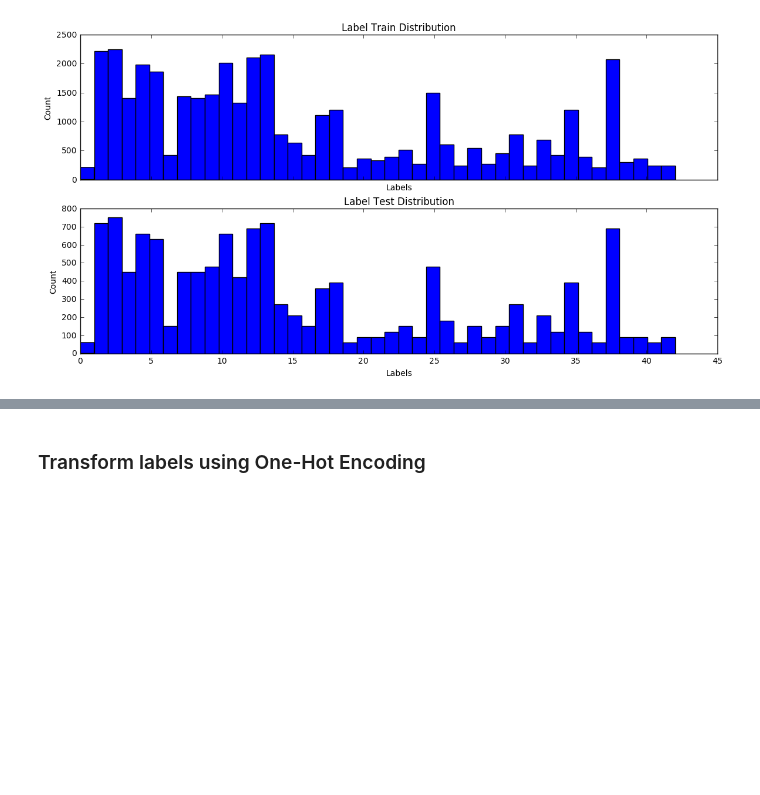
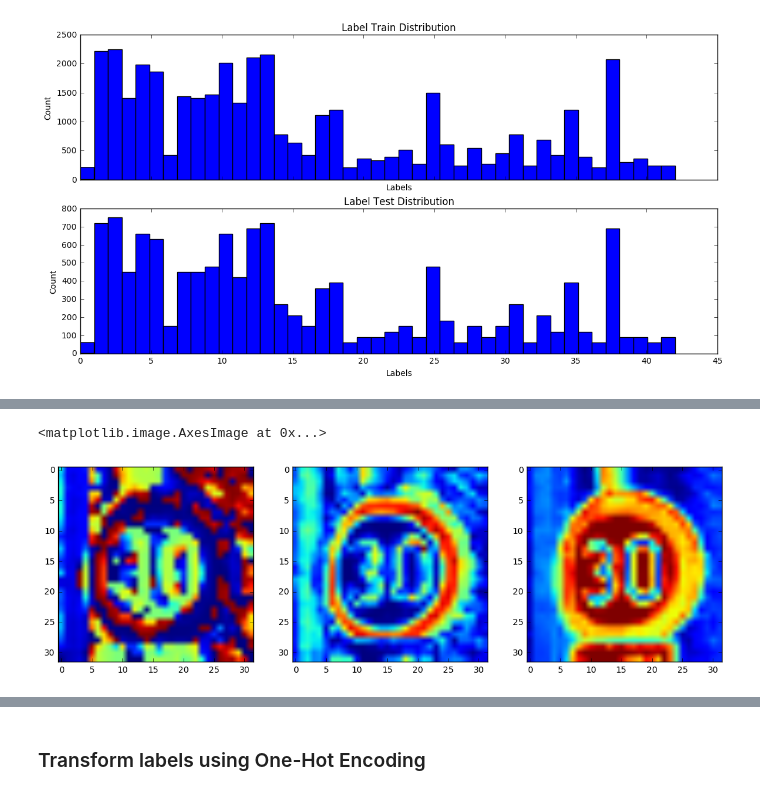
Before and after one commit to Shmuelnaaman/Traffic_Sign_Classifier_neural_network, a Jupyter notebook: Traffic_Signs_Recognition.ipynb, the cells around one changed output, grey strips where cells are left out. Drawn from its saved outputs; the diff is of its cells as text; code cells hidden in the pictures; blank space fills up the shorter version.

```diff
--- a/Traffic_Signs_Recognition.ipynb
+++ b/Traffic_Signs_Recognition.ipynb
@@ -140,0 +123,10 @@ X_train_t = X_train_t*(0.8)/255
+# %%
+plt.subplot(1,3,1)
+plt.imshow(X_test_t.reshape(X_test_t.shape[0], 32,32,3)[1,:,:,0].squeeze())
+plt.subplot(1,3,2)
+plt.imshow(X_test_t.reshape(X_test_t.shape[0], 32,32,3)[1,:,:,1].squeeze())
+plt.subplot(1,3,3)
+plt.imshow(X_test_t.reshape(X_test_t.shape[0], 32,32,3)[1,:,:,2].squeeze())
+# %% [output]
+<matplotlib.image.AxesImage at 0x...>
+[figure, added]
```
Also changed, not shown: parts of 41 cells of this notebook.
